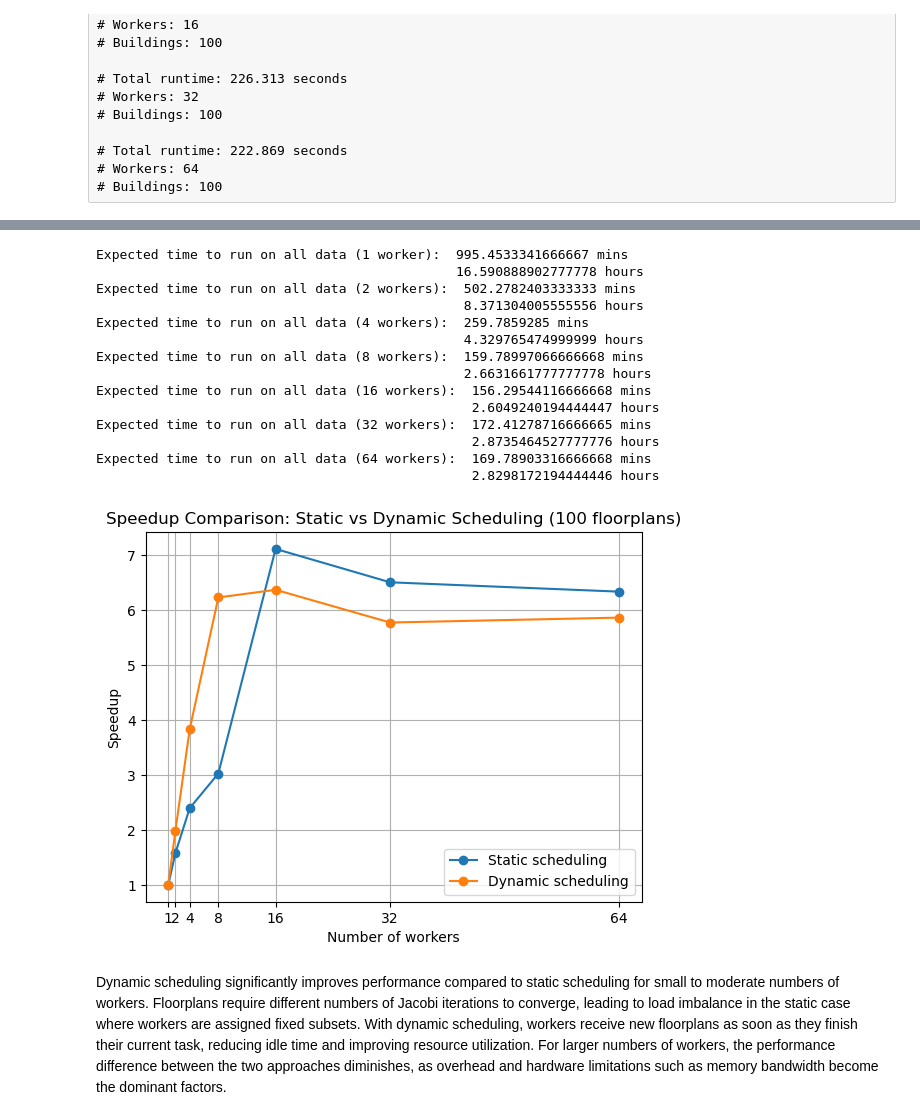
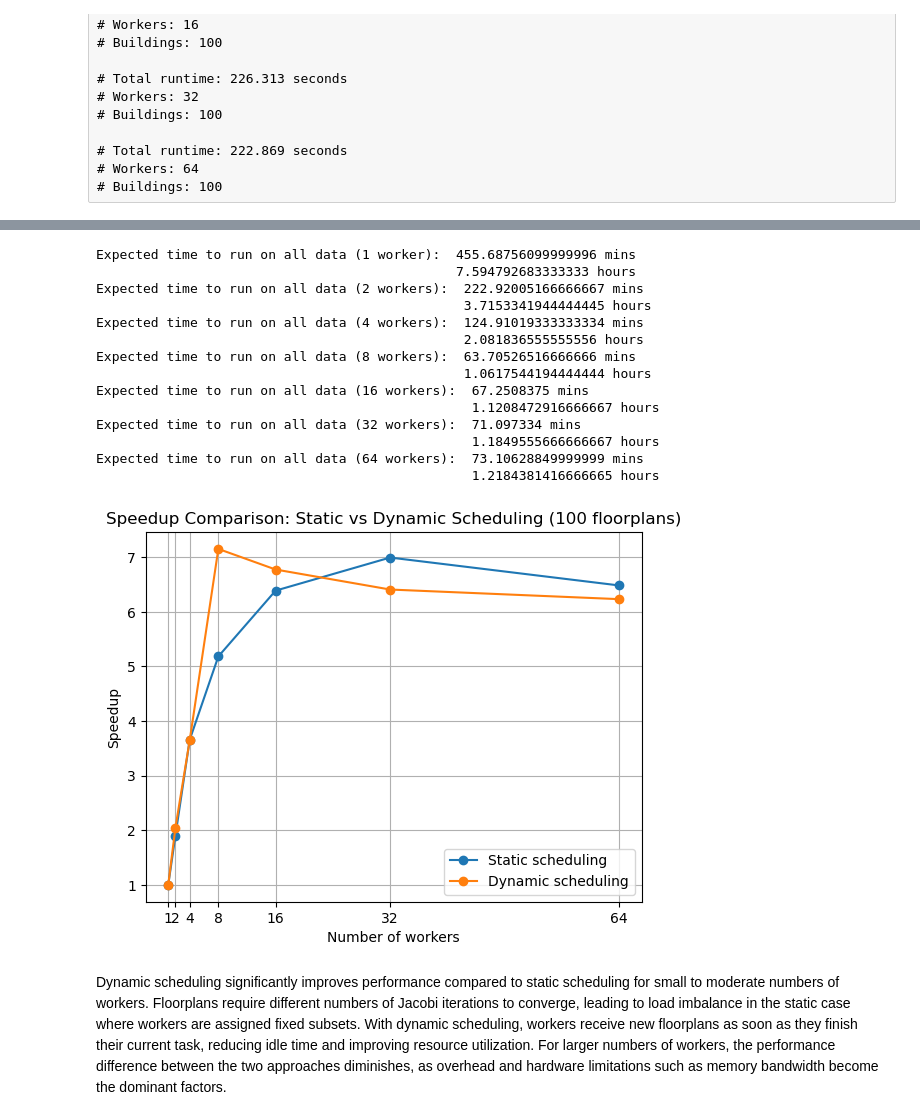
Before and after one commit to AskeSchroder/High_Performance_Computing_Project2, a Jupyter notebook: results.ipynb, the cells around one changed output, grey strips where cells are left out. Drawn from its saved outputs; the diff is of its cells as text; code cells hidden in the pictures.

```diff
--- a/results.ipynb
+++ b/results.ipynb
@@ -1092,11 +1196,11 @@ python run_subset_6.py 100 --workers 64 --time
 # %%
-total_time_1 = 4571/100 * 1306.655
-total_time_2 = 4571/100 * 659.302
-total_time_3 = 4571/100 * 341.001
-total_time_4 = 4571/100 * 209.744
-total_time_5 = 4571/100 * 205.157
-total_time_6 = 4571/100 * 226.313
-total_time_7 = 4571/100 * 222.869
+total_time_1 = 4571/100 * 598.146
+total_time_2 = 4571/100 * 292.610
+total_time_3 = 4571/100 * 163.960
+total_time_4 = 4571/100 * 83.621
+total_time_5 = 4571/100 * 88.275
+total_time_6 = 4571/100 * 93.324
+total_time_7 = 4571/100 * 95.961
 
 print(f"Expected time to run on all data (1 worker): ", total_time_1/60, "mins\n",
 "                                            ", total_time_1/3600, "hours")
@@ -1113,54 +1217,54 @@ print(f"Expected time to run on all data (32 workers): ", total_time_6/60, "mins
 print(f"Expected time to run on all data (64 workers): ", total_time_7/60, "mins\n",
 "                                              ", total_time_7/3600, "hours")
 # %% [output]
-Expected time to run on all data (1 worker):  995.4533341666667 mins
-                                              16.590888902777778 hours
-Expected time to run on all data (2 workers):  502.2782403333333 mins
-                                               8.371304005555556 hours
-Expected time to run on all data (4 workers):  259.7859285 mins
-                                               4.329765474999999 hours
-Expected time to run on all data (8 workers):  159.78997066666668 mins
-                                               2.6631661777777778 hours
-Expected time to run on all data (16 workers):  156.29544116666668 mins
-                                                2.6049240194444447 hours
-Expected time to run on all data (32 workers):  172.41278716666665 mins
-                                                2.8735464527777776 hours
-Expected time to run on all data (64 workers):  169.78903316666668 mins
-                                                2.8298172194444446 hours
+Expected time to run on all data (1 worker):  455.68756099999996 mins
+                                              7.594792683333333 hours
+Expected time to run on all data (2 workers):  222.92005166666667 mins
+                                               3.7153341944444445 hours
+Expected time to run on all data (4 workers):  124.91019333333334 mins
+                                               2.081836555555556 hours
+Expected time to run on all data (8 workers):  63.70526516666666 mins
+                                               1.0617544194444444 hours
+Expected time to run on all data (16 workers):  67.2508375 mins
+                                                1.1208472916666667 hours
+Expected time to run on all data (32 workers):  71.097334 mins
+                                                1.1849555666666667 hours
+Expected time to run on all data (64 workers):  73.10628849999999 mins
+                                                1.2184381416666665 hours
 # %%
 # Plot comparison between static (Task 5) and dynamic (Task 6)
 import matplotlib.pyplot as plt
 
 # Workers
 workers = [1, 2, 4, 8, 16, 32, 64]
 
 # Static (Task 5) times
-times_static = [1436.183, 910.024, 599.152, 474.474, 201.920, 220.770, 226.691]
+times_static = [617.549, 325.178, 168.812, 119.130, 96.655, 88.283, 95.239]
 
 # Dynamic (Task 6) times
-times_dynamic = [1306.655, 659.302, 341.001, 209.744, 205.157, 226.313, 222.869]
+times_dynamic = [598.146, 292.610, 163.960, 83.621, 88.275, 93.324, 95.961]
 
 # Compute speedups
 baseline_static = times_static[0]
 baseline_dynamic = times_dynamic[0]
 
 speedup_static = [baseline_static / t for t in times_static]
 speedup_dynamic = [baseline_dynamic / t for t in times_dynamic]
 
 # Plot
 plt.figure()
 plt.plot(workers, speedup_static, marker='o', label='Static scheduling')
 plt.plot(workers, speedup_dynamic, marker='o', label='Dynamic scheduling')
 
 plt.xlabel("Number of workers")
 plt.ylabel("Speedup")
 plt.title("Speedup Comparison: Static vs Dynamic Scheduling (100 floorplans)")
 plt.xticks(workers)
 plt.legend()
 plt.grid()
 plt.show()
 # %% [output]
-[figure, old version]
+[figure, new version]
 # %% [markdown]
 Dynamic scheduling significantly improves performance compared to static scheduling for small to moderate numbers of workers. Floorplans require different numbers of Jacobi iterations to converge, leading to load imbalance in the static case where workers are assigned fixed subsets. With dynamic scheduling, workers receive new floorplans as soon as they finish their current task, reducing idle time and improving resource utilization. For larger numbers of workers, the performance difference between the two approaches diminishes, as overhead and hardware limitations such as memory bandwidth become the dominant factors.
 # %% [markdown]
```
Also changed, not shown: parts of 15 cells of this notebook.
